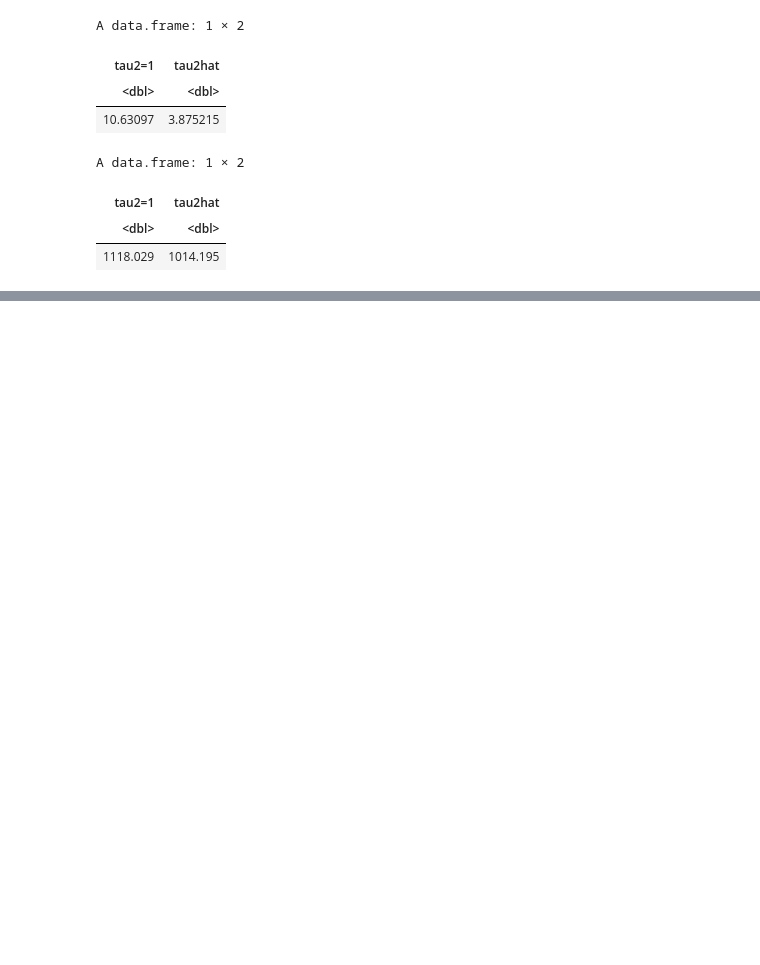
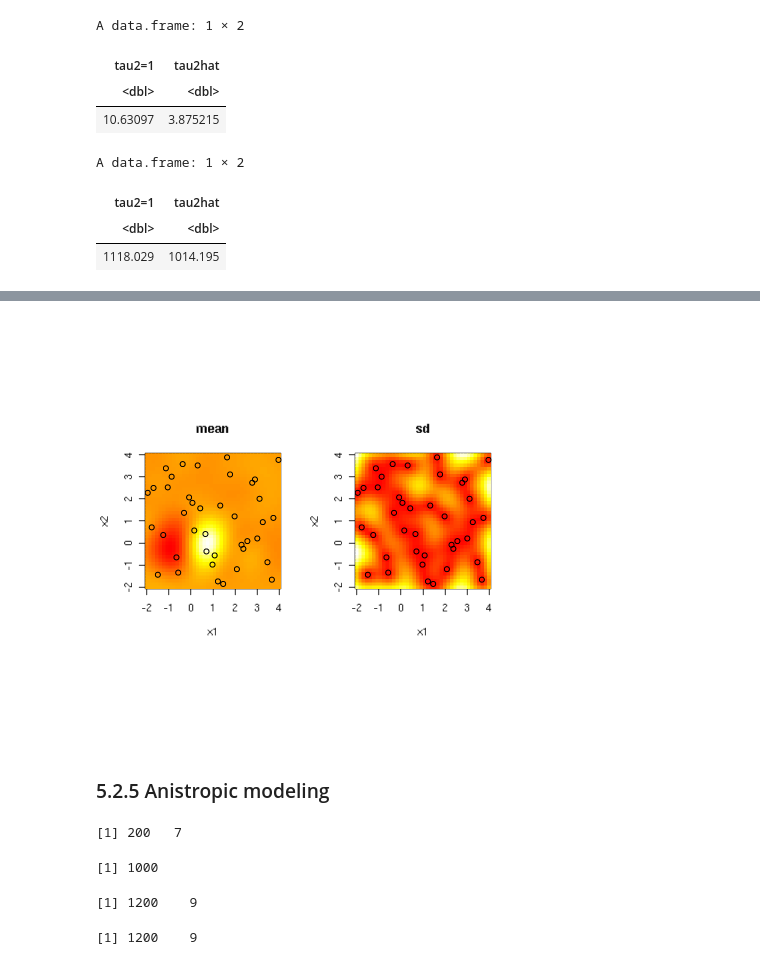
Before and after one commit to gglee4ai/notebook, a Jupyter notebook: study-surrogates/surrogates-ch05.ipynb, the cells around one changed output, grey strips where cells are left out. Drawn from its saved outputs; the diff is of its cells as text; code cells hidden in the pictures; blank space fills up the shorter version.

```diff
--- a/study-surrogates/surrogates-ch05.ipynb
+++ b/study-surrogates/surrogates-ch05.ipynb
@@ -301,0 +385,5 @@ function gradient   actual
+# %%
+counter <- 0
+outg <- optim(c(0.1, 0.1*var(y2)), nl, gradnl, method="L-BFGS-B",
+  lower=eps, upper=c(10, var(y2)), D=D, Y=y2)
+rbind(grad=outg$par, brute=out$par)
@@ -301,0 +401,26 @@ function gradient   actual
+# %%
+K <- exp(-D/outg$par[1]) + diag(outg$par[2], nrow(X2))
+Ki <- solve(K)
+tau2hat <- drop(t(y2) %*% y2 / nrow(X2))
+# %%
+gn <- 40
+xx <- seq(-2, 4, length=gn)
+XX <- expand.grid(xx, xx)
+DXX <- distance(XX)
+KXX <- exp(-DXX/outg$par[1]) + diag(outg$par[2], ncol(DXX))
+DX <- distance(XX, X2)
+KX <- exp(-DX/out$par[1])
+# %%
+mup <- KX %*% Ki %*% y2
+Sigmap <- tau2hat*(KXX - KX %*% Ki %*% t(KX))
+sdp <- sqrt(diag(Sigmap))
+# %%
+par(mfrow=c(1,2), pty="s")
+image(xx, xx, matrix(mup, ncol=gn), main="mean", xlab="x1", ylab="x2", col=cols)
+points(X2)
+image(xx, xx, matrix(sdp, ncol=gn), main="sd", xlab="x1", ylab="x2", col=cols)
+points(X2)
+# %% [output]
+[figure, added]
+# %% [markdown]
+### 5.2.5 Anistropic modeling
@@ -301,0 +447,12 @@ function gradient   actual
+# %%
+dim(X)
+length(yy)
+dim(data)
+# %% [output]
+[1] 200   7
+[1] 1000
+[1] 1200    9
+# %%
+dim(data)
+# %% [output]
+[1] 1200    9
```
Also changed, not shown: parts of 47 cells of this notebook.
